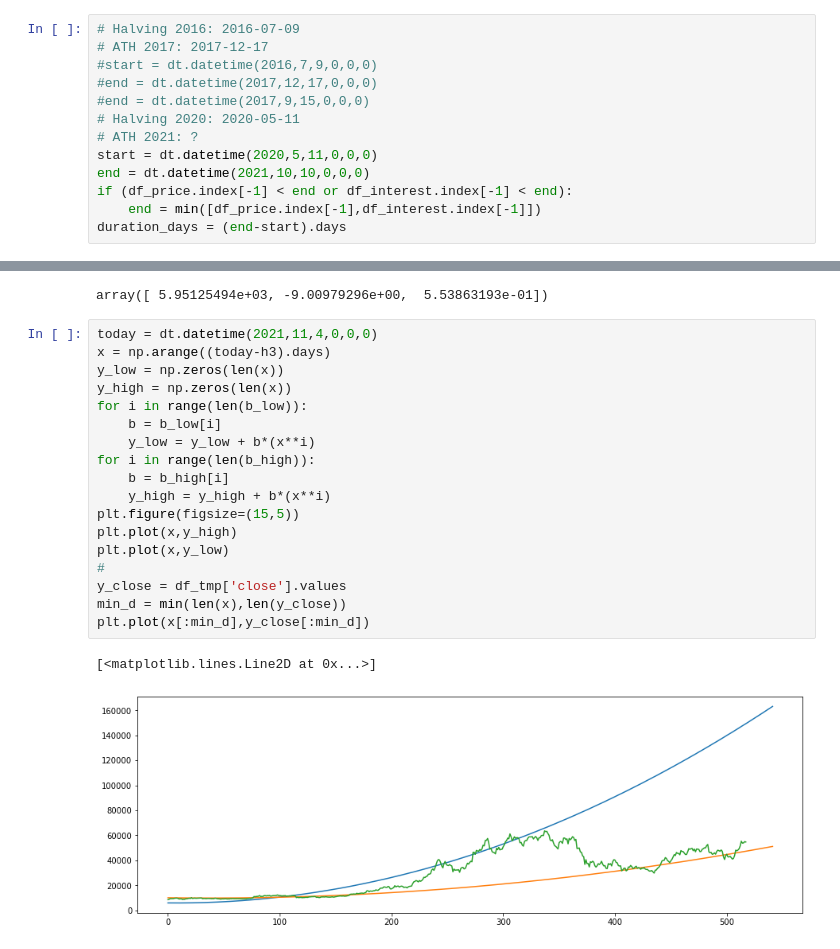
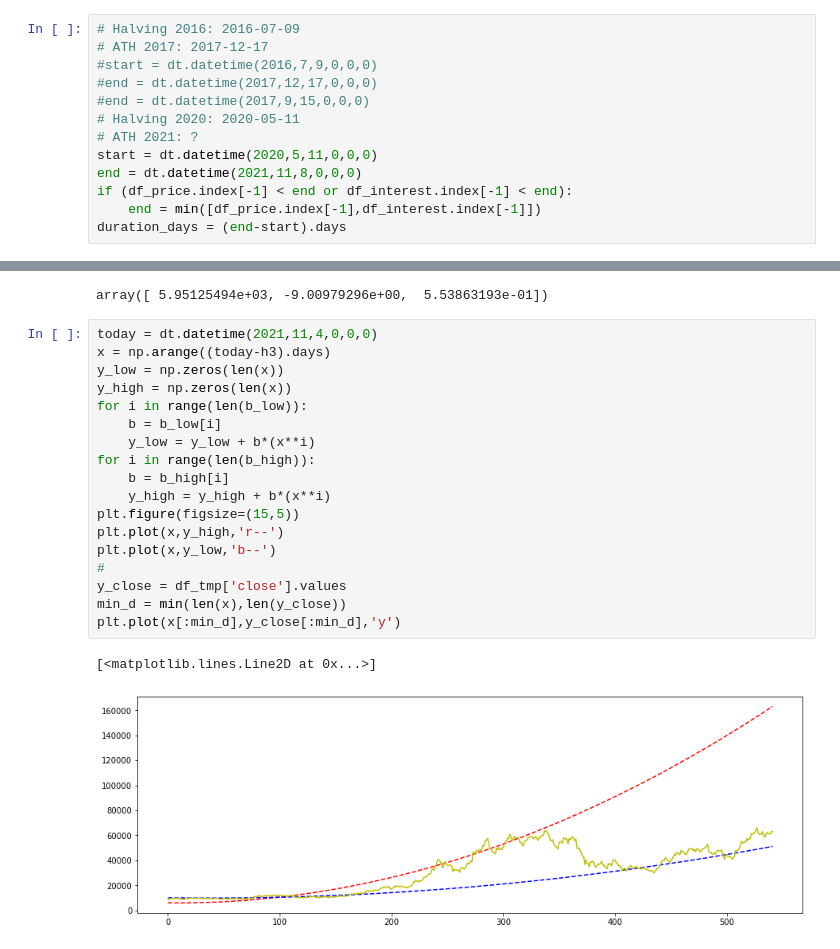
Before and after one commit to mxagar/crypto_analysis, a Jupyter notebook: 01_BitcoinAnalysis.ipynb, the cells around one changed output, grey strips where cells are left out. Drawn from its saved outputs; the diff is of its cells as text.

```diff
--- a/01_BitcoinAnalysis.ipynb
+++ b/01_BitcoinAnalysis.ipynb
@@ -110,7 +110,7 @@ The number of hours at each price level is computed and ploted.
 # Halving 2020: 2020-05-11
 # ATH 2021: ?
 start = dt.datetime(2020,5,11,0,0,0)
-end = dt.datetime(2021,10,10,0,0,0)
+end = dt.datetime(2021,11,8,0,0,0)
 if (df_price.index[-1] < end or df_interest.index[-1] < end):
     end = min([df_price.index[-1],df_interest.index[-1]])
 duration_days = (end-start).days
@@ -388,21 +383,21 @@ array([ 5.95125494e+03, -9.00979296e+00,  5.53863193e-01])
 # %%
 today = dt.datetime(2021,11,4,0,0,0)
 x = np.arange((today-h3).days)
 y_low = np.zeros(len(x))
 y_high = np.zeros(len(x))
 for i in range(len(b_low)):
     b = b_low[i]
     y_low = y_low + b*(x**i)
 for i in range(len(b_high)):
     b = b_high[i]
     y_high = y_high + b*(x**i)
 plt.figure(figsize=(15,5))
-plt.plot(x,y_high)
-plt.plot(x,y_low)
+plt.plot(x,y_high,'r--')
+plt.plot(x,y_low,'b--')
 #
 y_close = df_tmp['close'].values
 min_d = min(len(x),len(y_close))
-plt.plot(x[:min_d],y_close[:min_d])
+plt.plot(x[:min_d],y_close[:min_d],'y')
 # %% [output]
 [<matplotlib.lines.Line2D at 0x...>]
-[figure, old version]
+[figure, new version]
```
Also changed, not shown: parts of 25 cells of this notebook.
